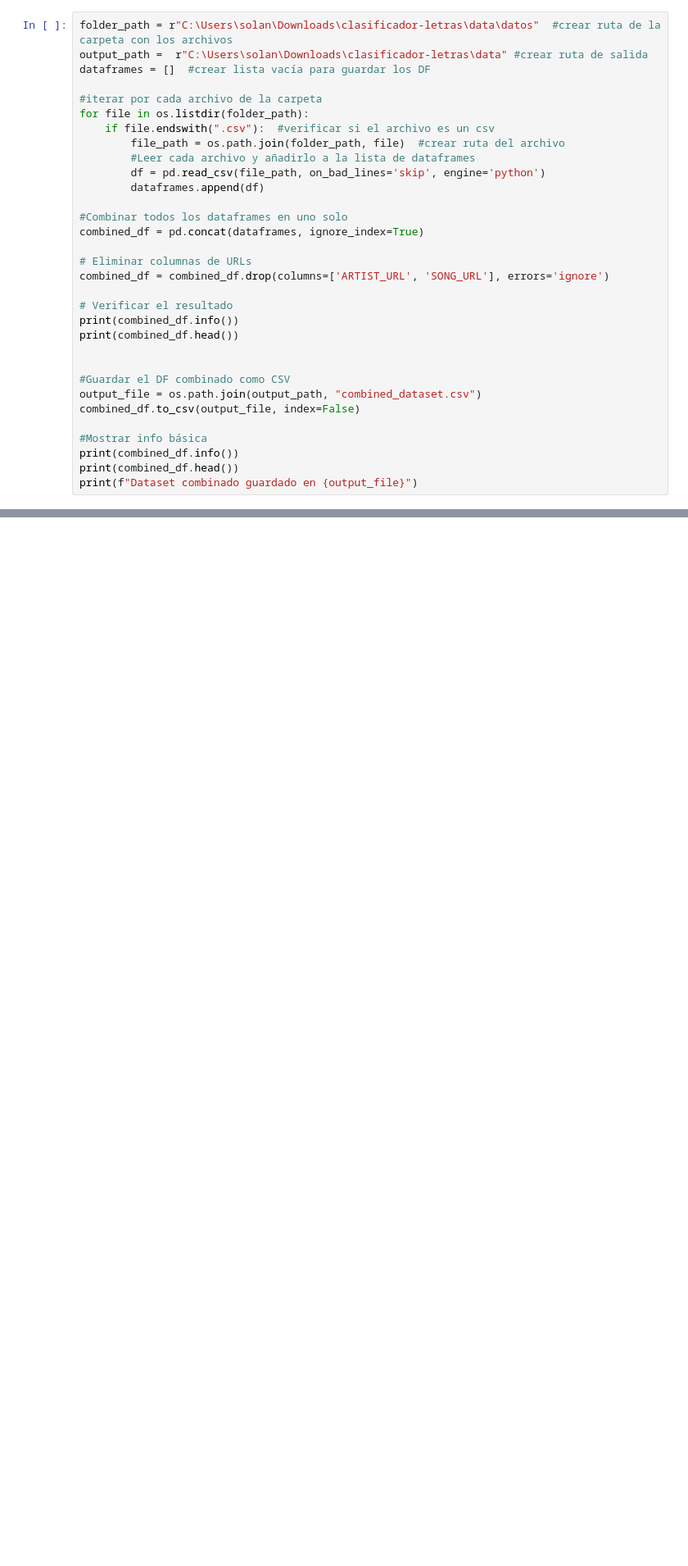
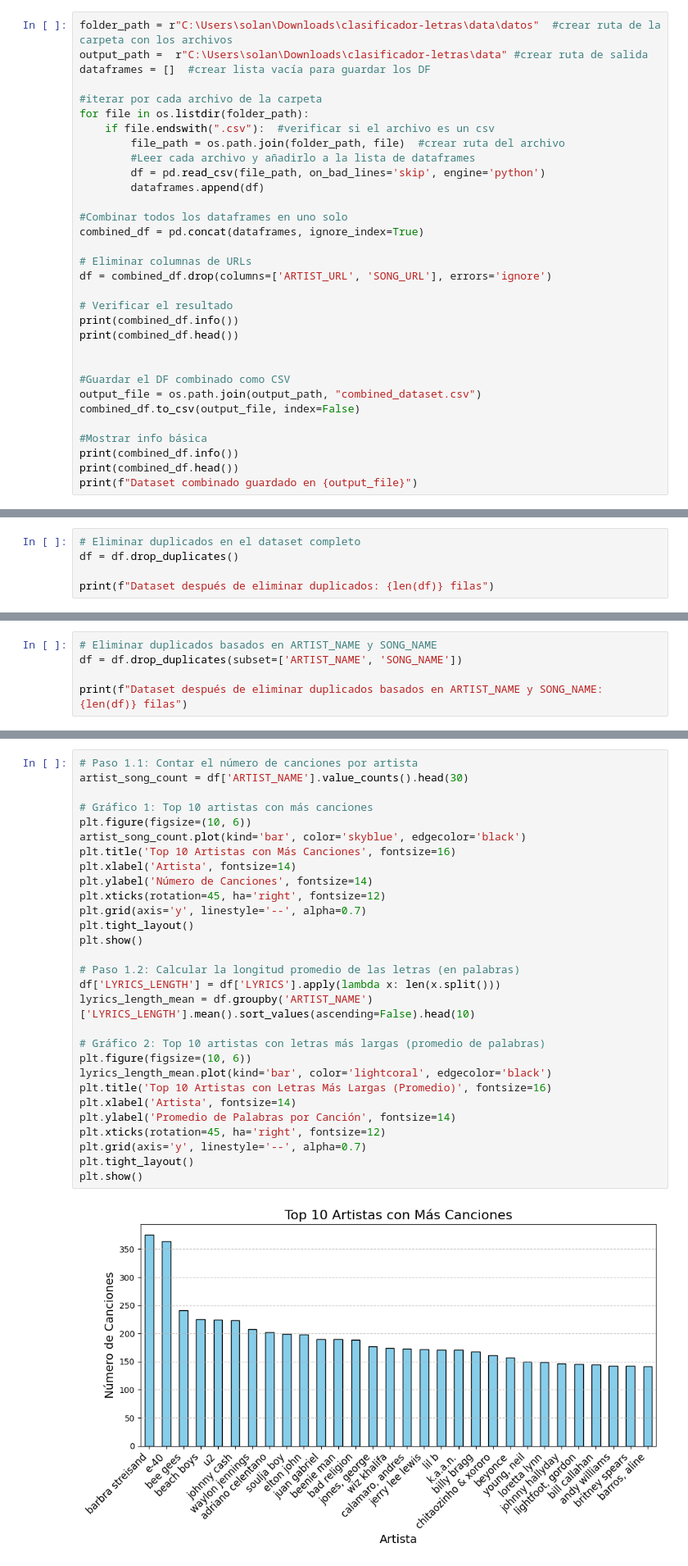
Before and after one commit to mezcolantriz/clasificador-letras, a Jupyter notebook: src/explore.ipynb, the cells around one changed output, grey strips where cells are left out. Shown: that part at 82% size. Saved outputs shown, nothing was run; the diff lists cells and outputs as text; blank space fills up the shorter version.

```diff
--- a/src/explore.ipynb
+++ b/src/explore.ipynb
@@ -18,7 +21,7 @@ for file in os.listdir(folder_path):
 combined_df = pd.concat(dataframes, ignore_index=True)
 
 # Eliminar columnas de URLs
-combined_df = combined_df.drop(columns=['ARTIST_URL', 'SONG_URL'], errors='ignore')
+df = combined_df.drop(columns=['ARTIST_URL', 'SONG_URL'], errors='ignore')
 
 # Verificar el resultado
 print(combined_df.info())
@@ -53,0 +69,5 @@ Dataset combinado guardado en C:\Users\solan\Downloads\clasificador-letras\data\
+# %%
+# Eliminar duplicados en el dataset completo
+df = df.drop_duplicates()
+
+print(f"Dataset después de eliminar duplicados: {len(df)} filas")
@@ -53,0 +76,5 @@ Dataset combinado guardado en C:\Users\solan\Downloads\clasificador-letras\data\
+# %%
+# Eliminar duplicados basados en ARTIST_NAME y SONG_NAME
+df = df.drop_duplicates(subset=['ARTIST_NAME', 'SONG_NAME'])
+
+print(f"Dataset después de eliminar duplicados basados en ARTIST_NAME y SONG_NAME: {len(df)} filas")
@@ -53,0 +130,31 @@ Dataset combinado guardado en C:\Users\solan\Downloads\clasificador-letras\data\
+# %%
+# Paso 1.1: Contar el número de canciones por artista
+artist_song_count = df['ARTIST_NAME'].value_counts().head(30)
+
+# Gráfico 1: Top 10 artistas con más canciones
+plt.figure(figsize=(10, 6))
+artist_song_count.plot(kind='bar', color='skyblue', edgecolor='black')
+plt.title('Top 10 Artistas con Más Canciones', fontsize=16)
+plt.xlabel('Artista', fontsize=14)
+plt.ylabel('Número de Canciones', fontsize=14)
+plt.xticks(rotation=45, ha='right', fontsize=12)
+plt.grid(axis='y', linestyle='--', alpha=0.7)
+plt.tight_layout()
+plt.show()
+
+# Paso 1.2: Calcular la longitud promedio de las letras (en palabras)
+df['LYRICS_LENGTH'] = df['LYRICS'].apply(lambda x: len(x.split()))
+lyrics_length_mean = df.groupby('ARTIST_NAME')['LYRICS_LENGTH'].mean().sort_values(ascending=False).head(10)
+
+# Gráfico 2: Top 10 artistas con letras más largas (promedio de palabras)
+plt.figure(figsize=(10, 6))
+lyrics_length_mean.plot(kind='bar', color='lightcoral', edgecolor='black')
+plt.title('Top 10 Artistas con Letras Más Largas (Promedio)', fontsize=16)
+plt.xlabel('Artista', fontsize=14)
+plt.ylabel('Promedio de Palabras por Canción', fontsize=14)
+plt.xticks(rotation=45, ha='right', fontsize=12)
+plt.grid(axis='y', linestyle='--', alpha=0.7)
+plt.tight_layout()
+plt.show()
+# %% [output]
+[figure, added]
```
Also changed, not shown: parts of 18 cells of this notebook, 4 other files.
